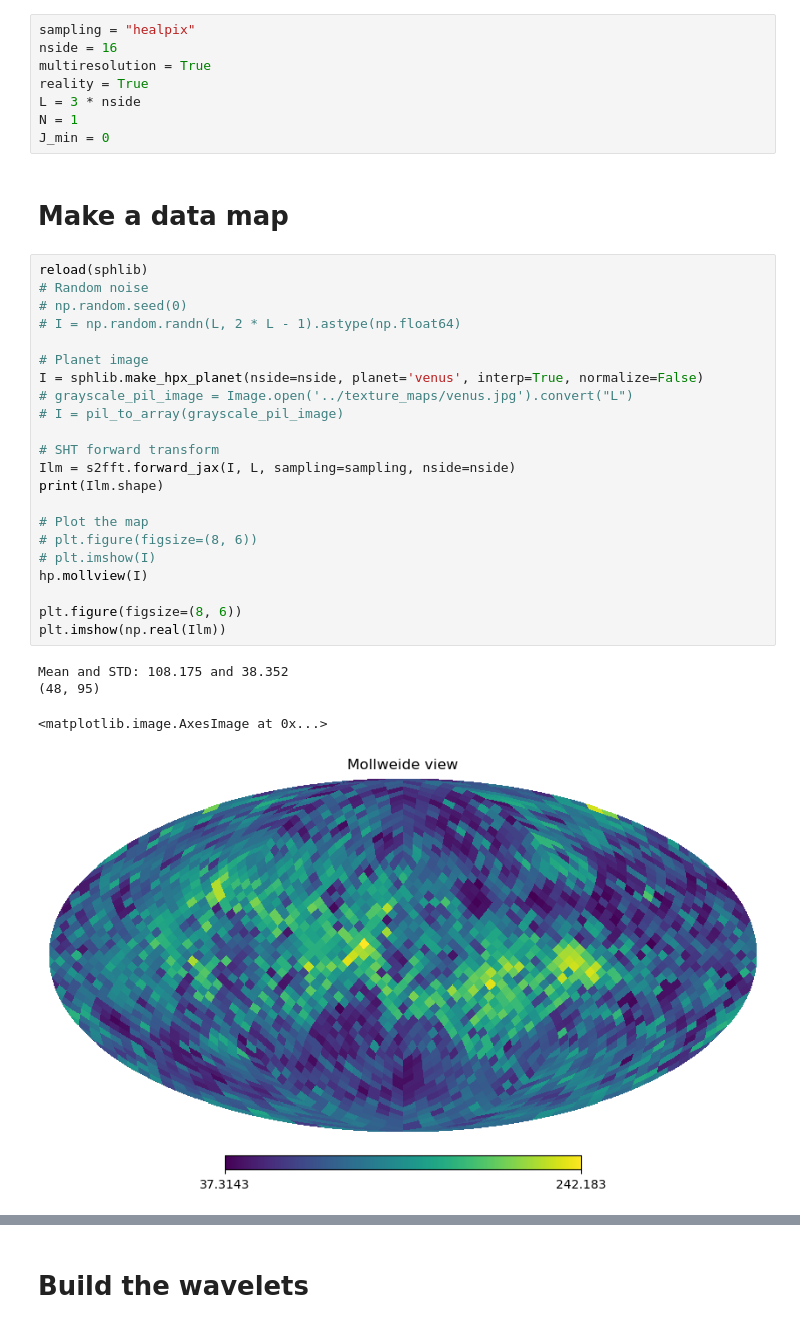
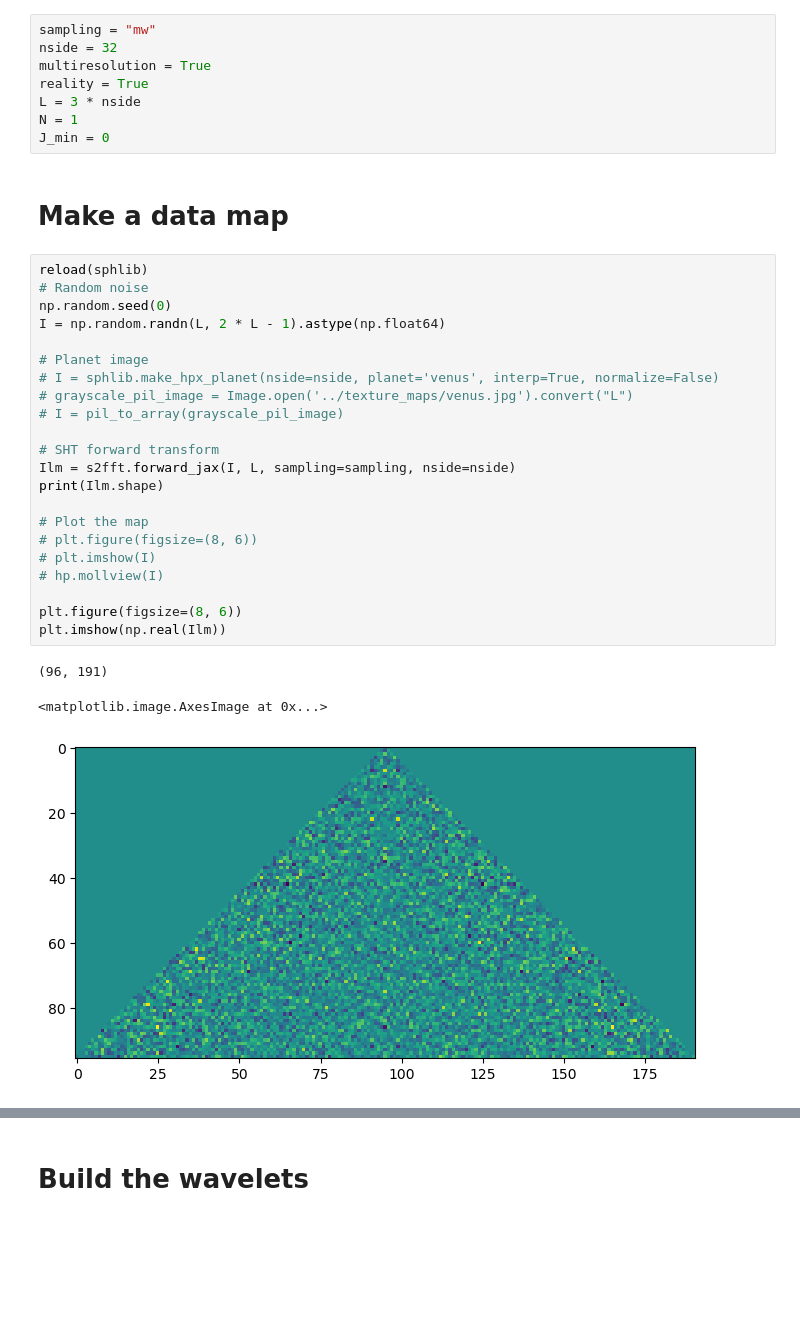
Before and after one commit to mousset/scatcovJAX, a Jupyter notebook: Notebooks/compute_scattering_coeff.ipynb, the cells around one changed output, grey strips where cells are left out. Cells and saved outputs as stored; diff of their text form; blank space fills up the shorter version.

```diff
--- a/Notebooks/compute_scattering_coeff.ipynb
+++ b/Notebooks/compute_scattering_coeff.ipynb
@@ -24,8 +24,8 @@ import s2fft
 # %% [markdown]
 # Parameters
 # %%
-sampling = "healpix"
-nside = 16
+sampling = "mw"
+nside = 32
 multiresolution = True
 reality = True
 L = 3 * nside
@@ -36,27 +36,26 @@ J_min = 0
 # %%
 reload(sphlib)
 # Random noise
-# np.random.seed(0)
-# I = np.random.randn(L, 2 * L - 1).astype(np.float64)
+np.random.seed(0)
+I = np.random.randn(L, 2 * L - 1).astype(np.float64)
 
 # Planet image
-I = sphlib.make_hpx_planet(nside=nside, planet='venus', interp=True, normalize=False)
+# I = sphlib.make_hpx_planet(nside=nside, planet='venus', interp=True, normalize=False)
 # grayscale_pil_image = Image.open('../texture_maps/venus.jpg').convert("L")
 # I = pil_to_array(grayscale_pil_image)
 
 # SHT forward transform
 Ilm = s2fft.forward_jax(I, L, sampling=sampling, nside=nside)
 print(Ilm.shape)
 
 # Plot the map
 # plt.figure(figsize=(8, 6))
 # plt.imshow(I)
-hp.mollview(I)
+# hp.mollview(I)
 
 plt.figure(figsize=(8, 6))
 plt.imshow(np.real(Ilm))
 # %% [output]
-Mean and STD: 108.175 and 38.352
-(48, 95)
+(96, 191)
 <matplotlib.image.AxesImage at 0x...>
-[figure, old version]
+[figure, new version]
```
Also changed, not shown: parts of 9 cells of this notebook, 1 other file.
